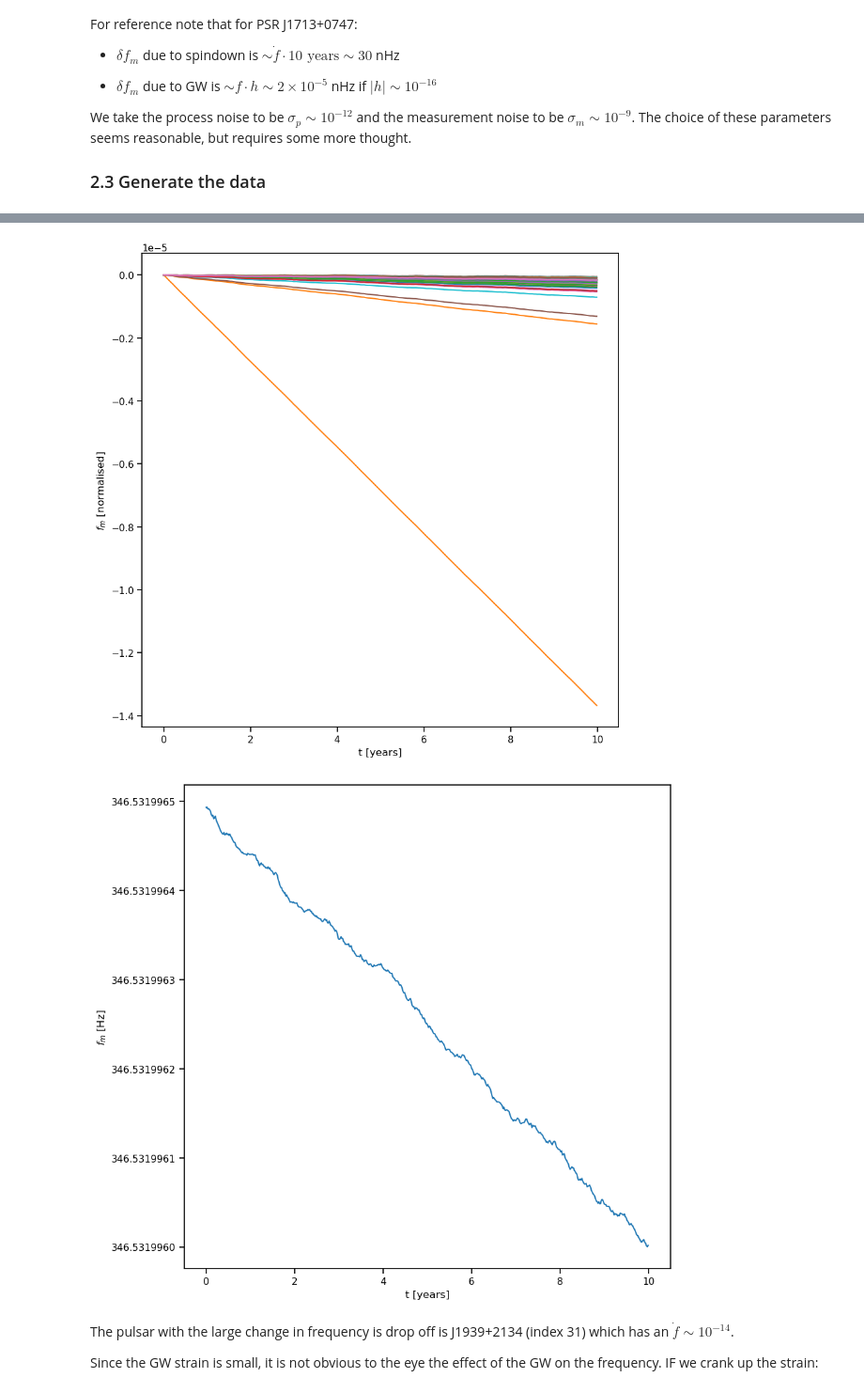
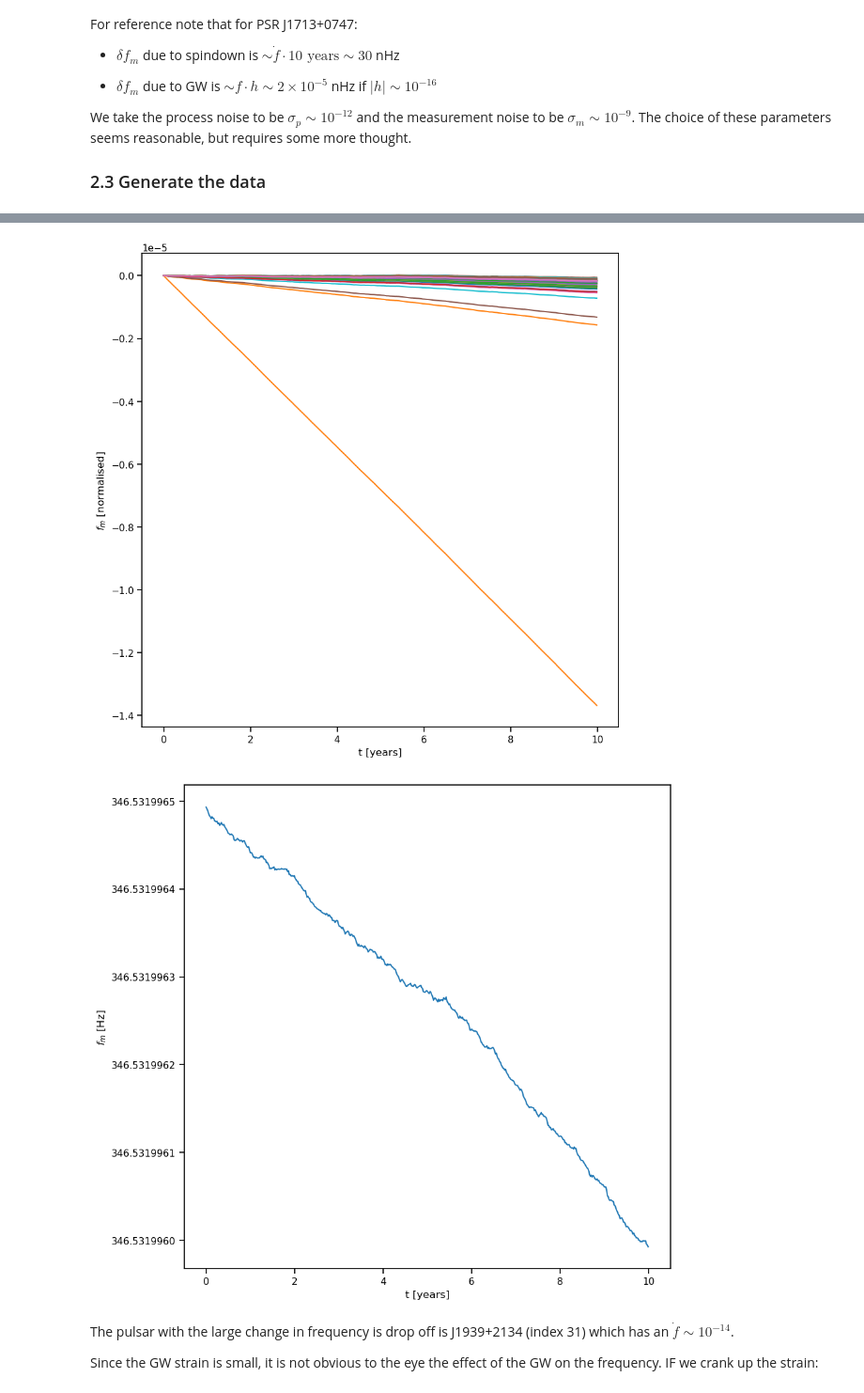
Before and after one commit to tomkimpson/PulsarKF, a Jupyter notebook: notebooks/GW-Detection-with-UKF.ipynb, the cells around one changed output, grey strips where cells are left out. Shown at 94% size. Drawn from its saved outputs; the diff is of its cells as text; code cells hidden in the pictures.

```diff
--- a/notebooks/GW-Detection-with-UKF.ipynb
+++ b/notebooks/GW-Detection-with-UKF.ipynb
@@ -143,7 +144,7 @@ dt   = cfg["timing_parameters"]["dt_days"]
 Tend = cfg["timing_parameters"]["T_years"]
 t    = np.arange(0.0,Tend*365*24*3600,dt*24*3600,dtype=NF) #time runs from 0 to Tend, with intervals dt
 
-observations = PulsarFrequencyObservations(t,seed_noise=None)              # initialise the class, all observations have same times
+observations = PulsarFrequencyObservations(t)              # initialise the class, all observations have same times
 observations.create_observations(cfg["pulsar_parameters"],
                                  cfg["GW_parameters"],
                                  cfg["noise_parameters"])
@@ -159,5 +162,5 @@ The change in frequency was: 4.9332176443872555183e-07
 [figure]
-[figure, old version]
+[figure, new version]
 # %% [markdown]
 The pulsar with the large change in frequency is drop off is J1939+2134 (index 31)	which has an $\dot{f} \sim 10^{-14}$.
 
```
Also changed, not shown: parts of 26 cells of this notebook, 17 other files.
